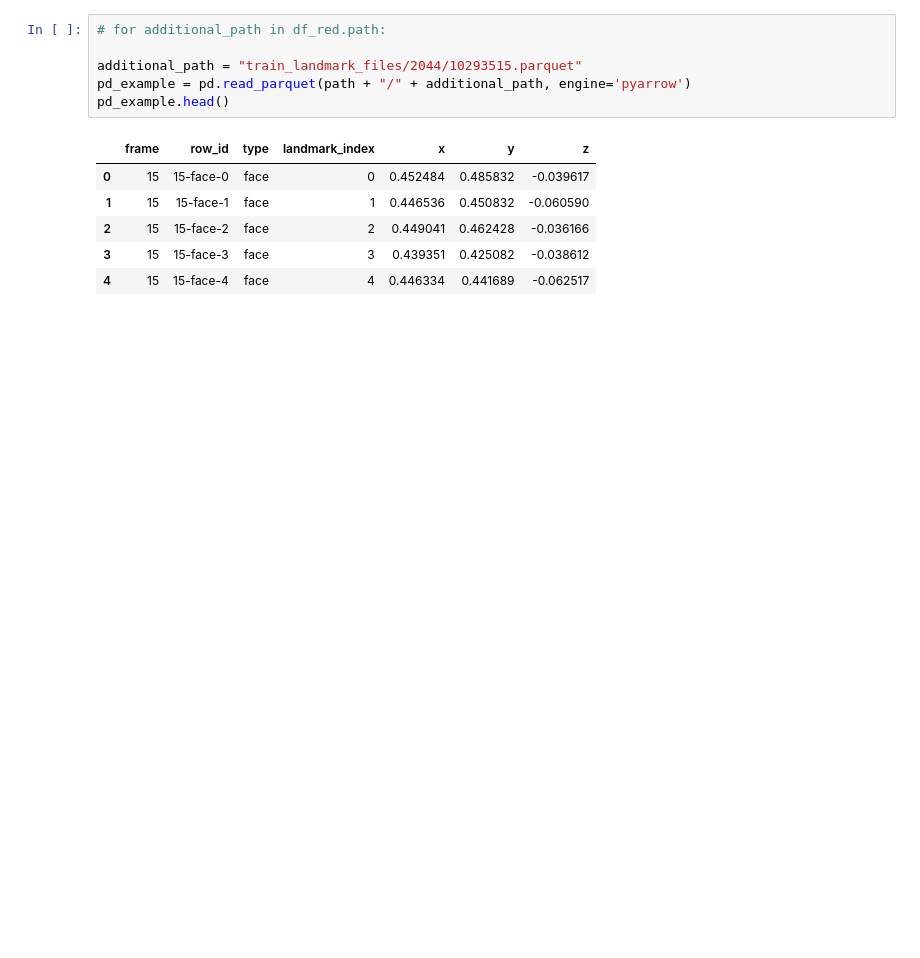
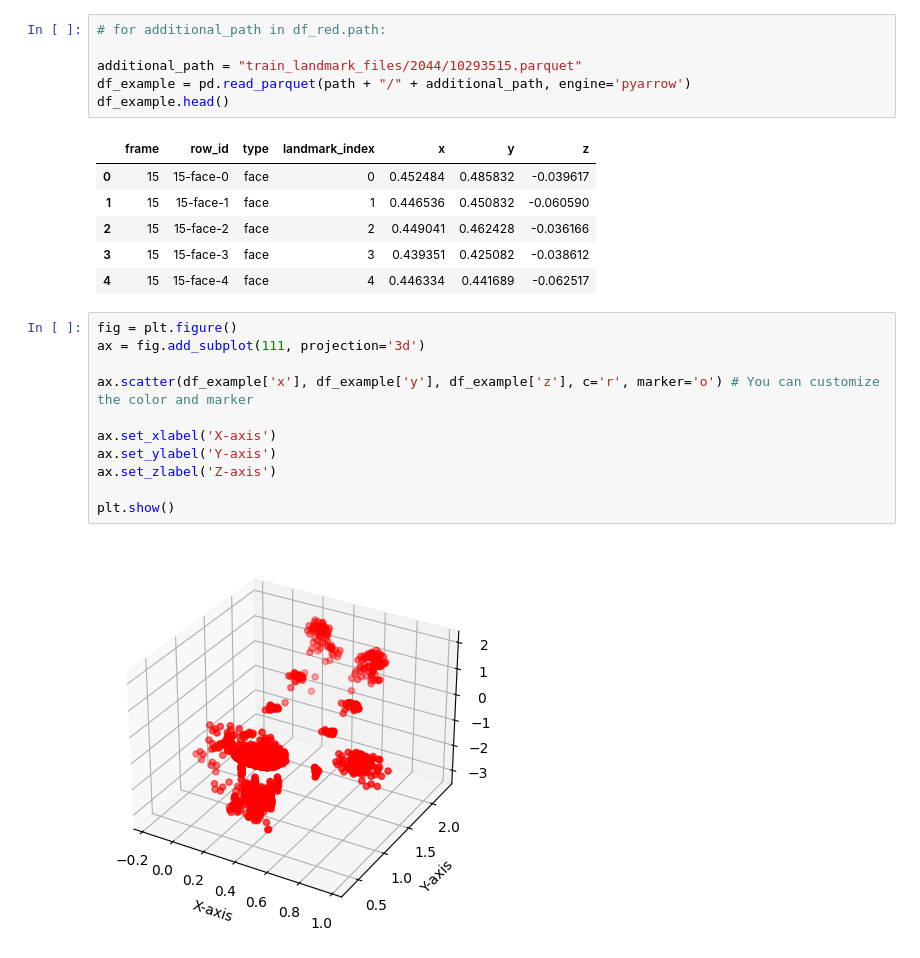
Before and after one commit to Strojove-uceni/23206-final-sign-language-recognition-in-video, a Jupyter notebook: data_preprocess.ipynb, the cells around one changed output. Saved outputs shown, nothing was run; the diff lists cells and outputs as text; blank space fills up the shorter version.

Commit message:
Data example plot added.

```diff
--- a/data_preprocess.ipynb
+++ b/data_preprocess.ipynb
@@ -34,8 +39,8 @@ df_red = df_train[df_train.participant_id == 2044]
 # for additional_path in df_red.path:
 
 additional_path = "train_landmark_files/2044/10293515.parquet"
-pd_example = pd.read_parquet(path + "/" + additional_path, engine='pyarrow')
-pd_example.head()
+df_example = pd.read_parquet(path + "/" + additional_path, engine='pyarrow')
+df_example.head()
 # %% [output]
 |  | frame | row_id | type | landmark_index | x | y | z |
 | 0 | 15 | 15-face-0 | face | 0 | 0.452484 | 0.485832 | -0.039617 |
@@ -43,3 +48,16 @@ pd_example.head()
 | 2 | 15 | 15-face-2 | face | 2 | 0.449041 | 0.462428 | -0.036166 |
 | 3 | 15 | 15-face-3 | face | 3 | 0.439351 | 0.425082 | -0.038612 |
 | 4 | 15 | 15-face-4 | face | 4 | 0.446334 | 0.441689 | -0.062517 |
+# %%
+fig = plt.figure()
+ax = fig.add_subplot(111, projection='3d')
+
+ax.scatter(df_example['x'], df_example['y'], df_example['z'], c='r', marker='o') # You can customize the color and marker
+
+ax.set_xlabel('X-axis')
+ax.set_ylabel('Y-axis')
+ax.set_zlabel('Z-axis')
+
+plt.show()
+# %% [output]
+[figure, added]
```
Also changed, not shown: parts of 2 cells of this notebook.
